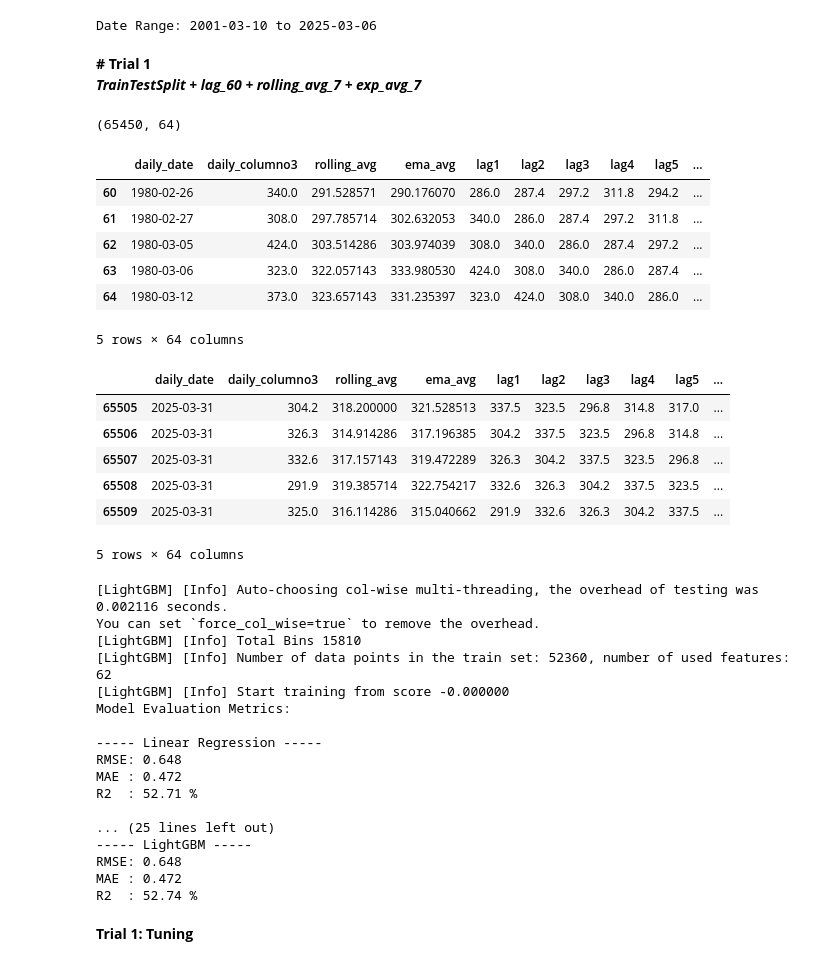
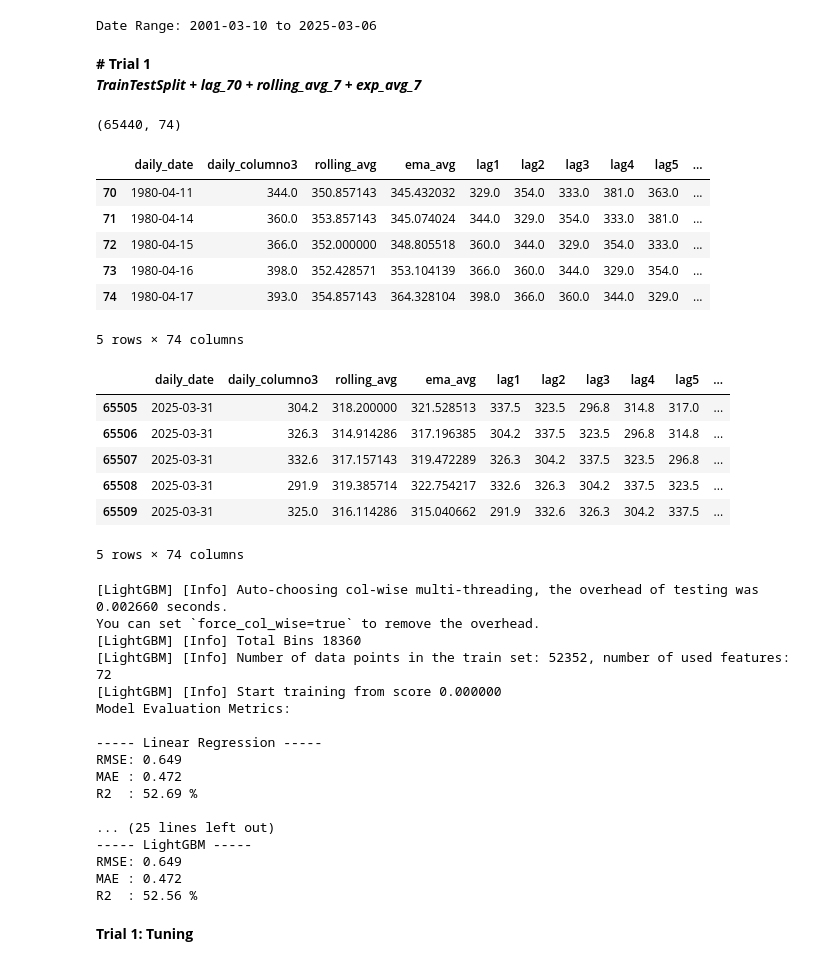
Before and after one commit to Abir784/Predictve-analysis-of-ozone-layer-using-ML, a Jupyter notebook: trial_and_error_using_normal_spliting.ipynb, the cells around one changed output. Saved outputs shown, nothing was run; the diff lists cells and outputs as text; code cells hidden in the pictures.

```diff
--- a/trial_and_error_using_normal_spliting.ipynb
+++ b/trial_and_error_using_normal_spliting.ipynb
@@ -81,35 +81,35 @@ print(f"Date Range: {df.loc[:,'daily_date'][len(df)-1]} to {df.loc[:,'daily_date
 Date Range: 2001-03-10 to 2025-03-06
 # %% [markdown]
 **# Trial 1** <br>
-***TrainTestSplit + lag_60 + rolling_avg_7 + exp_avg_7*** <br>
+***TrainTestSplit + lag_70 + rolling_avg_7 + exp_avg_7*** <br>
 # %%
 # 2. Sort the dataframe by the full date (oldest to latest)
 df1=df.copy()
 df1 = df1.sort_values('daily_date', ascending=True).reset_index(drop=True)
 
 # Rolling average feature (3-day) - To Avoid data leakage, we shift the column by 1 day
 df1['rolling_avg'] = df1['daily_columno3'].shift(1).rolling(window=7).mean()
 
 # Exponential moving average feature (7-day) - To Avoid data leakage, we shift the column by 1 day
 df1['ema_avg'] = df1['daily_columno3'].shift(1).ewm(span=7, adjust=False).mean()
 
 
-for i in range(1, 61):
+for i in range(1, 71):
     df1[f'lag{i}'] = df1['daily_columno3'].shift(i)
 
 
 df1.dropna(inplace=True)
 print(df1.shape)
 df1.head()
 # %% [output]
-(65450, 64)
+(65440, 74)
 |  | daily_date | daily_columno3 | rolling_avg | ema_avg | lag1 | lag2 | lag3 | lag4 | lag5 | ... |
-| 60 | 1980-02-26 | 340.0 | 291.528571 | 290.176070 | 286.0 | 287.4 | 297.2 | 311.8 | 294.2 | ... |
-| 61 | 1980-02-27 | 308.0 | 297.785714 | 302.632053 | 340.0 | 286.0 | 287.4 | 297.2 | 311.8 | ... |
-| 62 | 1980-03-05 | 424.0 | 303.514286 | 303.974039 | 308.0 | 340.0 | 286.0 | 287.4 | 297.2 | ... |
-| 63 | 1980-03-06 | 323.0 | 322.057143 | 333.980530 | 424.0 | 308.0 | 340.0 | 286.0 | 287.4 | ... |
-| 64 | 1980-03-12 | 373.0 | 323.657143 | 331.235397 | 323.0 | 424.0 | 308.0 | 340.0 | 286.0 | ... |
+| 70 | 1980-04-11 | 344.0 | 350.857143 | 345.432032 | 329.0 | 354.0 | 333.0 | 381.0 | 363.0 | ... |
+| 71 | 1980-04-14 | 360.0 | 353.857143 | 345.074024 | 344.0 | 329.0 | 354.0 | 333.0 | 381.0 | ... |
+| 72 | 1980-04-15 | 366.0 | 352.000000 | 348.805518 | 360.0 | 344.0 | 329.0 | 354.0 | 333.0 | ... |
+| 73 | 1980-04-16 | 398.0 | 352.428571 | 353.104139 | 366.0 | 360.0 | 344.0 | 329.0 | 354.0 | ... |
+| 74 | 1980-04-17 | 393.0 | 354.857143 | 364.328104 | 398.0 | 366.0 | 360.0 | 344.0 | 329.0 | ... |
-5 rows × 64 columns
+5 rows × 74 columns
 # %%
 df1.tail()
 # %% [output]
@@ -119,11 +119,11 @@ df1.tail()
 | 65507 | 2025-03-31 | 332.6 | 317.157143 | 319.472289 | 326.3 | 304.2 | 337.5 | 323.5 | 296.8 | ... |
 | 65508 | 2025-03-31 | 291.9 | 319.385714 | 322.754217 | 332.6 | 326.3 | 304.2 | 337.5 | 323.5 | ... |
 | 65509 | 2025-03-31 | 325.0 | 316.114286 | 315.040662 | 291.9 | 332.6 | 326.3 | 304.2 | 337.5 | ... |
-5 rows × 64 columns
+5 rows × 74 columns
 # %%
 minmax_x = StandardScaler()
 minmax_y= StandardScaler()
-lag_features = [f'lag{i}' for i in range(1, 61)]
+lag_features = [f'lag{i}' for i in range(1, 71)]
 lag_features.append('rolling_avg')
 lag_features.append('ema_avg')
 X = df1[lag_features]
@@ -177,23 +177,23 @@ for name, res in results.items():
     print(f"MAE : {res['MAE']:.3f}")
     print(f"R2  : {(res['R2']*100):.2f} %\n")
 # %% [output]
-[LightGBM] [Info] Auto-choosing col-wise multi-threading, the overhead of testing was 0.002116 seconds.
+[LightGBM] [Info] Auto-choosing col-wise multi-threading, the overhead of testing was 0.002660 seconds.
 You can set `force_col_wise=true` to remove the overhead.
-[LightGBM] [Info] Total Bins 15810
-[LightGBM] [Info] Number of data points in the train set: 52360, number of used features: 62
-[LightGBM] [Info] Start training from score -0.000000
+[LightGBM] [Info] Total Bins 18360
+[LightGBM] [Info] Number of data points in the train set: 52352, number of used features: 72
+[LightGBM] [Info] Start training from score 0.000000
 Model Evaluation Metrics:
 
 ----- Linear Regression -----
-RMSE: 0.648
+RMSE: 0.649
 MAE : 0.472
-R2  : 52.71 %
+R2  : 52.69 %
 
 ... (25 lines left out)
 ----- LightGBM -----
-RMSE: 0.648
+RMSE: 0.649
 MAE : 0.472
-R2  : 52.74 %
+R2  : 52.56 %
 # %% [markdown]
 **Trial 1: Tuning**
 # %%
```
Also changed, not shown: parts of 25 cells of this notebook.
